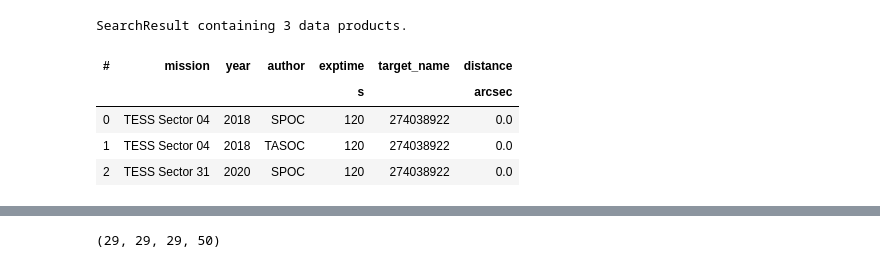
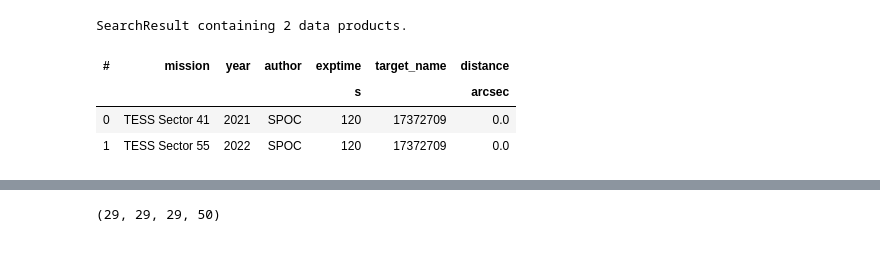
Before and after one commit to gautam-404/PreWhitener, a Jupyter notebook: peaks.ipynb, the cells around one changed output, grey strips where cells are left out. Drawn from its saved outputs; the diff is of its cells as text; code cells hidden in the pictures.

```diff
--- a/peaks.ipynb
+++ b/peaks.ipynb
@@ -16,15 +16,15 @@ from echelle import plot_echelle, interact_echelle
 from scipy.stats import norm
 # %%
 # star = 'TIC171591531'
-star = 'HD20203'
+star = 'TIC17372709'
+# star = 'HD20203'
 # star = 'V647Tau'
 lk_search = lk.search_lightcurve(star, mission="TESS", cadence=120)
 lk_search
 # %% [output]
-SearchResult containing 3 data products.
+SearchResult containing 2 data products.
 | # | mission | year | author | exptime | target_name | distance |
 |  |  |  |  | s |  | arcsec |
-| 0 | TESS Sector 04 | 2018 | SPOC | 120 | 274038922 | 0.0 |
-| 1 | TESS Sector 04 | 2018 | TASOC | 120 | 274038922 | 0.0 |
-| 2 | TESS Sector 31 | 2020 | SPOC | 120 | 274038922 | 0.0 |
+| 0 | TESS Sector 41 | 2021 | SPOC | 120 | 17372709 | 0.0 |
+| 1 | TESS Sector 55 | 2022 | SPOC | 120 | 17372709 | 0.0 |
 # %%
```
Also changed, not shown: parts of 4 cells of this notebook, 1 other file.
